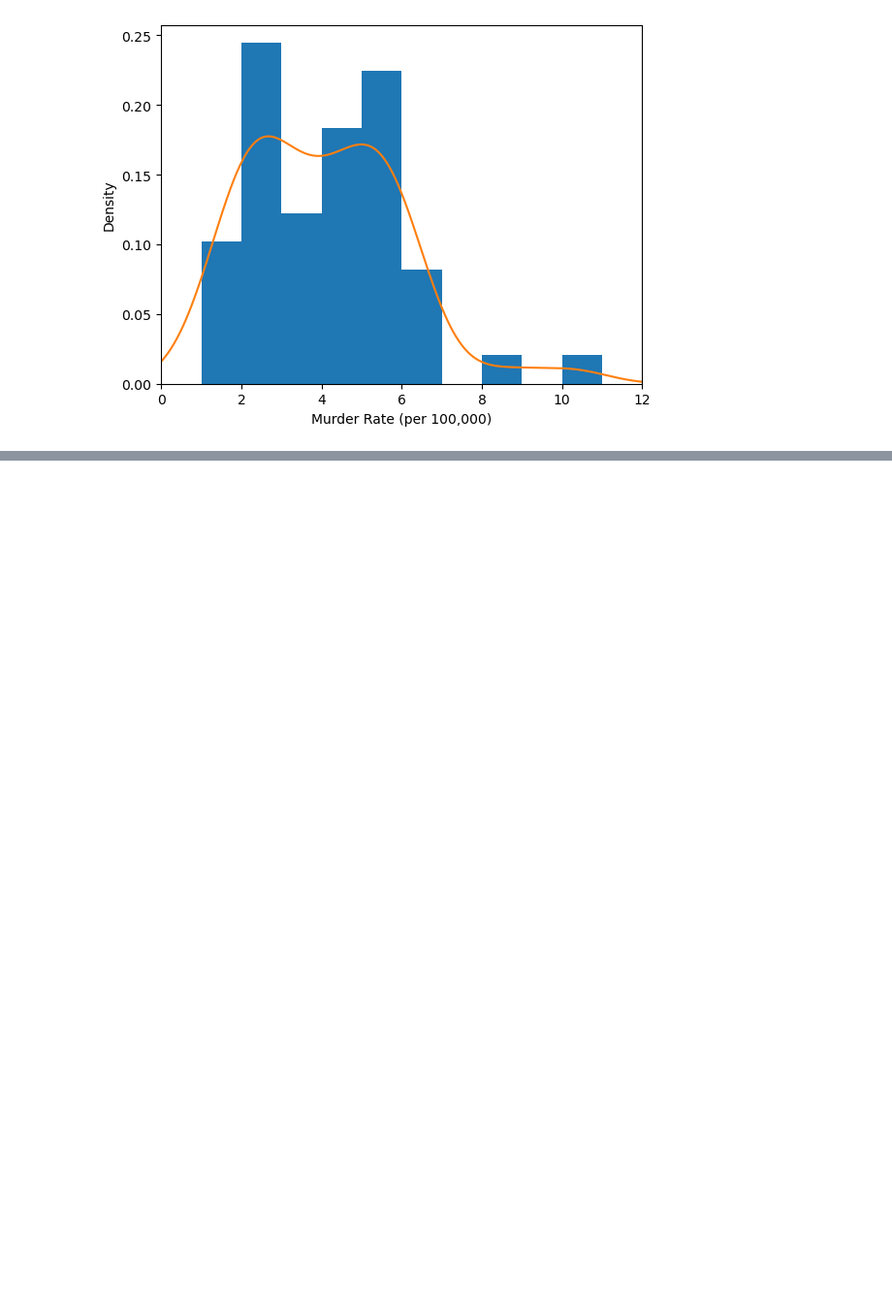
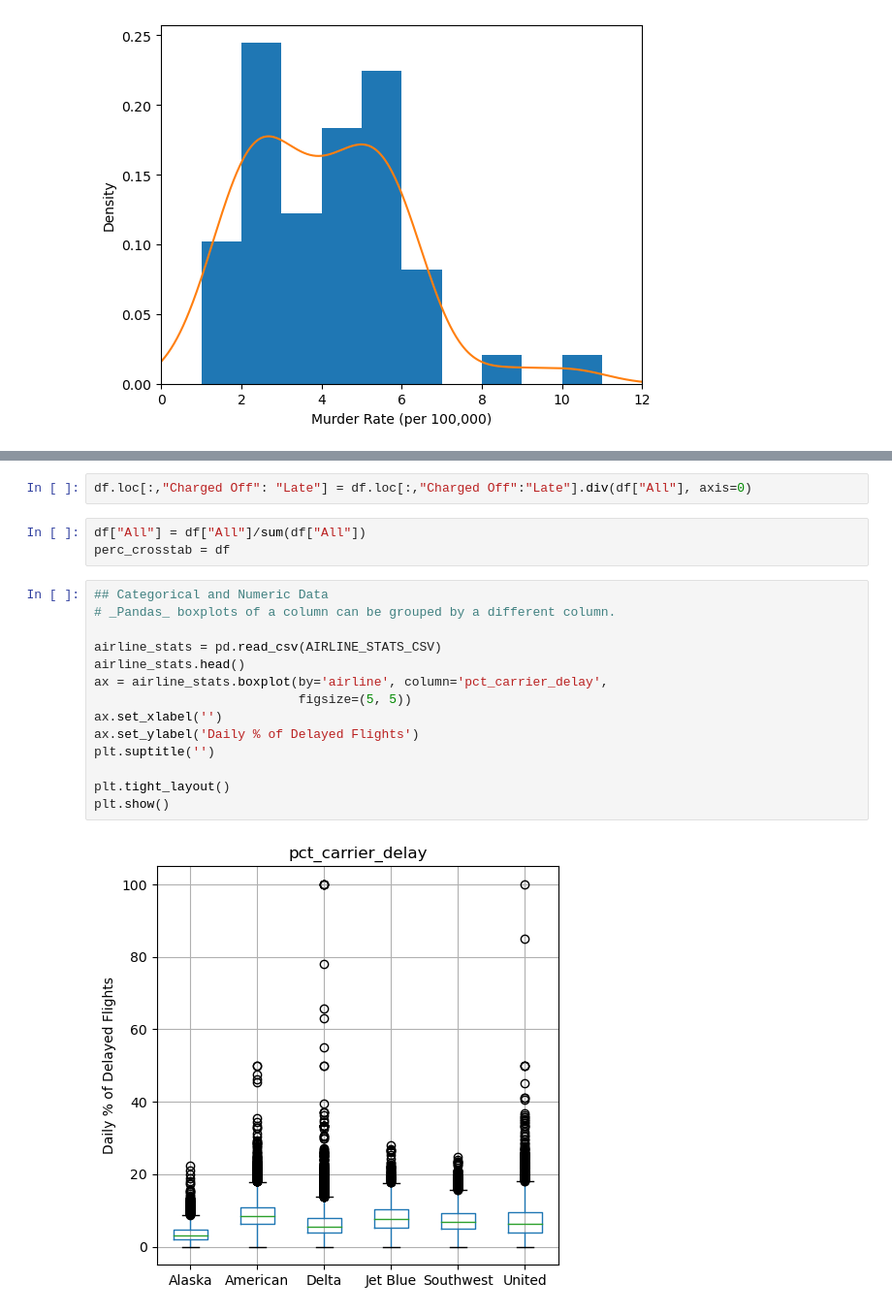
Before and after one commit to joshoandres13/pandas_practice, a Jupyter notebook: practical_statistics.ipynb, the cells around one changed output, grey strips where cells are left out. Shown: that part at 97% size. Drawn from its saved outputs; the diff is of its cells as text; blank space fills up the shorter version.

```diff
--- a/practical_statistics.ipynb
+++ b/practical_statistics.ipynb
@@ -137,0 +247,21 @@ Text(0, 0.5, 'Count')
+# %%
+df.loc[:,"Charged Off": "Late"] = df.loc[:,"Charged Off":"Late"].div(df["All"], axis=0)
+# %%
+df["All"] = df["All"]/sum(df["All"])
+perc_crosstab = df
+# %%
+## Categorical and Numeric Data
+# _Pandas_ boxplots of a column can be grouped by a different column.
+
+airline_stats = pd.read_csv(AIRLINE_STATS_CSV)
+airline_stats.head()
+ax = airline_stats.boxplot(by='airline', column='pct_carrier_delay',
+                           figsize=(5, 5))
+ax.set_xlabel('')
+ax.set_ylabel('Daily % of Delayed Flights')
+plt.suptitle('')
+
+plt.tight_layout()
+plt.show()
+# %% [output]
+[figure, added]
```
Also changed, not shown: parts of 20 cells of this notebook.
